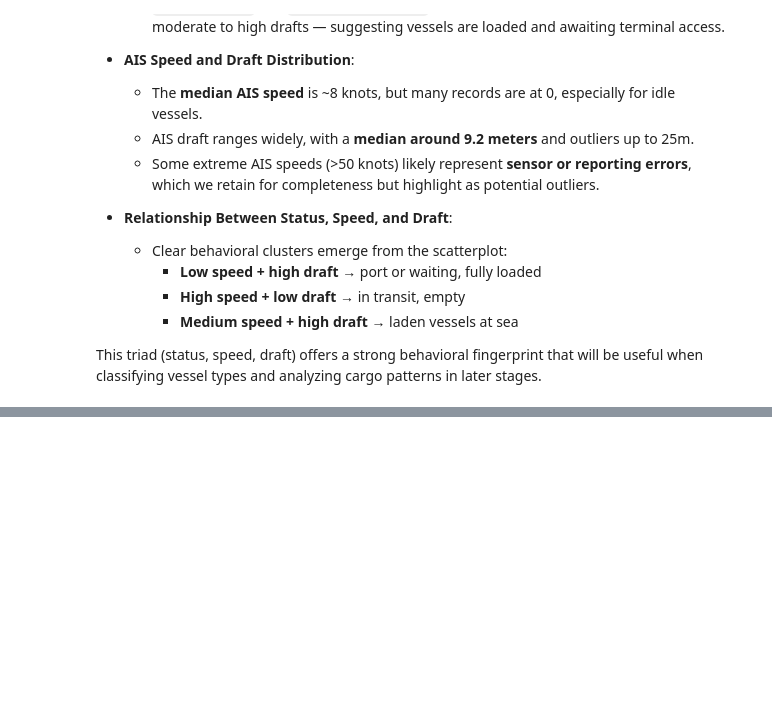
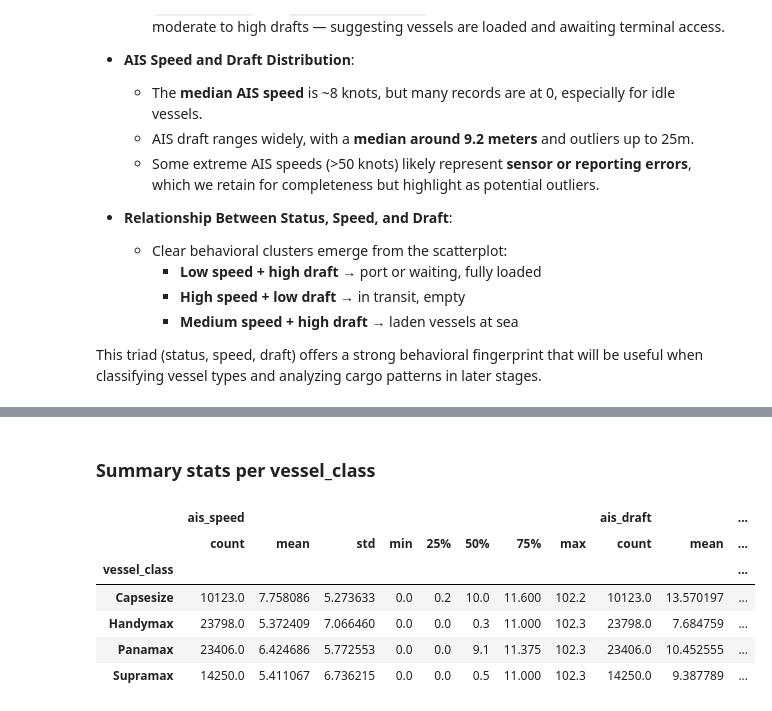
Before and after one commit to halladaas/vessel-analysis, a Jupyter notebook: notebook/profision-vessel-analysis.ipynb, the cells around one changed output, grey strips where cells are left out. Cells and saved outputs as stored; diff of their text form; code cells hidden in the pictures; blank space fills up the shorter version.

```diff
--- a/notebook/profision-vessel-analysis.ipynb
+++ b/notebook/profision-vessel-analysis.ipynb
@@ -457,0 +534,12 @@ This triad (status, speed, draft) offers a strong behavioral fingerprint that wi
+# %% [markdown]
+### Summary stats per vessel_class
+# %%
+positions.groupby('vessel_class')[['ais_speed', 'ais_draft']].describe()
+# %% [output]
+|  | ais_speed |  |  |  |  |  |  |  | ais_draft |  | ... |
+|  | count | mean | std | min | 25% | 50% | 75% | max | count | mean | ... |
+| vessel_class |  |  |  |  |  |  |  |  |  |  | ... |
+| Capsesize | 10123.0 | 7.758086 | 5.273633 | 0.0 | 0.2 | 10.0 | 11.600 | 102.2 | 10123.0 | 13.570197 | ... |
+| Handymax | 23798.0 | 5.372409 | 7.066460 | 0.0 | 0.0 | 0.3 | 11.000 | 102.3 | 23798.0 | 7.684759 | ... |
+| Panamax | 23406.0 | 6.424686 | 5.772553 | 0.0 | 0.0 | 9.1 | 11.375 | 102.3 | 23406.0 | 10.452555 | ... |
+| Supramax | 14250.0 | 5.411067 | 6.736215 | 0.0 | 0.0 | 0.5 | 11.000 | 102.3 | 14250.0 | 9.387789 | ... |
```
Also changed, not shown: parts of 11 cells of this notebook.
